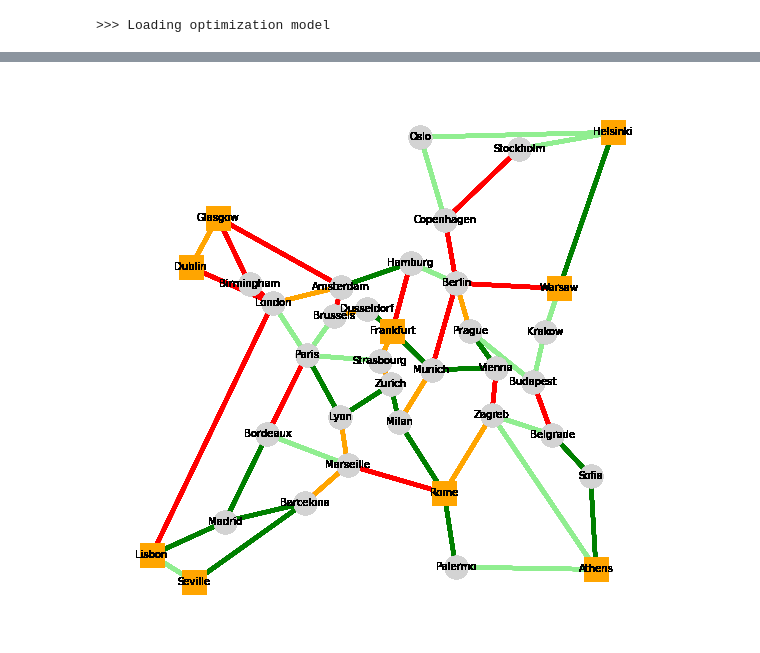
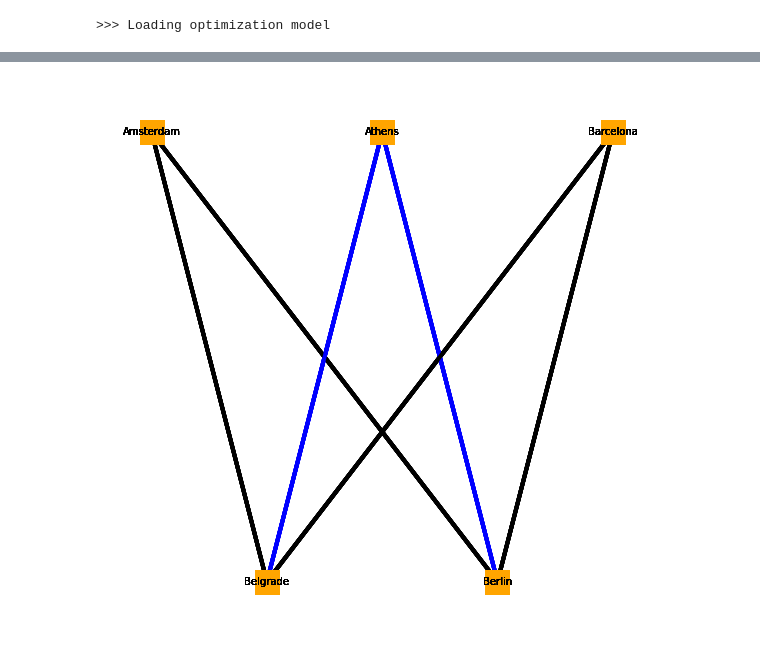
Before and after one commit to ThoLes94/MinCut-and-MaxFlow-Problem, a Jupyter notebook: simple-MCF-flows-v1.0-example.ipynb, the cells around one changed output, grey strips where cells are left out. Drawn from its saved outputs; the diff is of its cells as text; code cells hidden in the pictures.

```diff
--- a/simple-MCF-flows-v1.0-example.ipynb
+++ b/simple-MCF-flows-v1.0-example.ipynb
@@ -12,8 +12,9 @@ G = nx.Graph()
 pos = {}
 site = {}
 
-with open('nodes_cost266.csv', 'r') as f_node:
-# with open('w_node.csv', 'r') as f_node:
+# with open('nodes_cost266.csv', 'r') as f_node:
+# with open('nodes_cost_2_commodity.csv', 'r') as f_node:
+with open('w_node.csv', 'r') as f_node:
     reader = csv.DictReader(f_node, delimiter=';', quotechar="'")
     for row in reader:
         node = int(row['node'])
@@ -24,8 +25,9 @@ with open('nodes_cost266.csv', 'r') as f_node:
         pos[node] = [x_coord,y_coord]
         site[node] = site_node
 # %%
-with open('edges_cost266.csv', 'r') as f_edge:
-# with open('w_edge.csv', 'r') as f_edge:
+# with open('edges_cost266.csv', 'r') as f_edge:
+# with open('edges_cost_2_commodity.csv', 'r') as f_edge:
+with open('w_edge.csv', 'r') as f_edge:
     reader = csv.DictReader(f_edge, delimiter=';', quotechar="'")
     for row in reader:
         nodeA = int(row['nodeA'])
@@ -42,8 +44,9 @@ for (u,v) in G.edges():
 # %%
 K = nx.DiGraph()
 
-with open('demand_cost266.csv', 'r') as f_demand:
-# with open('w_demand.csv', 'r') as f_demand:
+# with open('demand_cost266.csv', 'r') as f_demand:
+# with open('demand_2_commodity.csv', 'r') as f_demand:
+with open('w_demand.csv', 'r') as f_demand:
     reader = csv.DictReader(f_demand, delimiter=';', quotechar="'")
     for row in reader:
         nodeA = int(row['nodeA'])
@@ -54,8 +57,8 @@ with open('demand_cost266.csv', 'r') as f_demand:
             nodeB = tmp
 
         K.add_edge(nodeA,nodeB)
-        K[nodeA][nodeB]['demand'] = float(row['demand'])/25.0 #Pour arriver à des taux de charges raisonnables
-        # K[nodeA][nodeB]['demand'] = float(row['demand'])
+        # K[nodeA][nodeB]['demand'] = float(row['demand'])/25.0 #Pour arriver à des taux de charges raisonnables
+        K[nodeA][nodeB]['demand'] = float(row['demand'])
         # print(float(row['demand']))
 # %%
 print(len(G.nodes()),'nodes')
@@ -220,7 +212,7 @@ for (u,v) in G1.edges():
 
 # print(Saturated_edge)
 def isSaturated(uv):
-    isAttained = np.zeros(len(G.edges))
+    isAttained = np.zeros(np.max(G.edges)+1)
     queue = collections.deque()
     u = uv[0]
     v = uv[1]
@@ -298,26 +407,28 @@ demand (Athens,Frankfurt): 6.992112
 # %%
 plt.figure(figsize=(10,10));
 plt.axis('off')
 
 colors = []
 for (u,v) in G.edges():
-    if load[(u,v)] > 100:
+    if (u,v) in criticalChoosenEdges:
+        colors.append('blue')
+    elif load[(u,v)] > 100:
         colors.append('black')
     elif load[(u,v)] > model.gamma.value *100 - epsilon:
         colors.append('red')
     elif load[(u,v)] > 50:
         colors.append('orange')
     elif load[(u,v)] >=25:
         colors.append('green')
     elif load[(u,v)] >=0:
         colors.append('lightgreen')
     else:
         colors.append('lightgrey')
 
     nx.draw_networkx_labels(G,pos,labels=site,font_size=10,font_color='black')
     nx.draw(G, pos=pos, node_size=500, node_color='lightgrey', edge_color=colors, width=4)
 
     nx.draw_networkx_labels(K,pos,labels=site,font_size=10,font_color='black')
     nx.draw_networkx_nodes(K, pos=pos, node_size=600, node_color='orange',node_shape='s')
 # %% [output]
-[figure, old version]
+[figure, new version]
```
Also changed, not shown: parts of 7 cells of this notebook, 3 other files.
